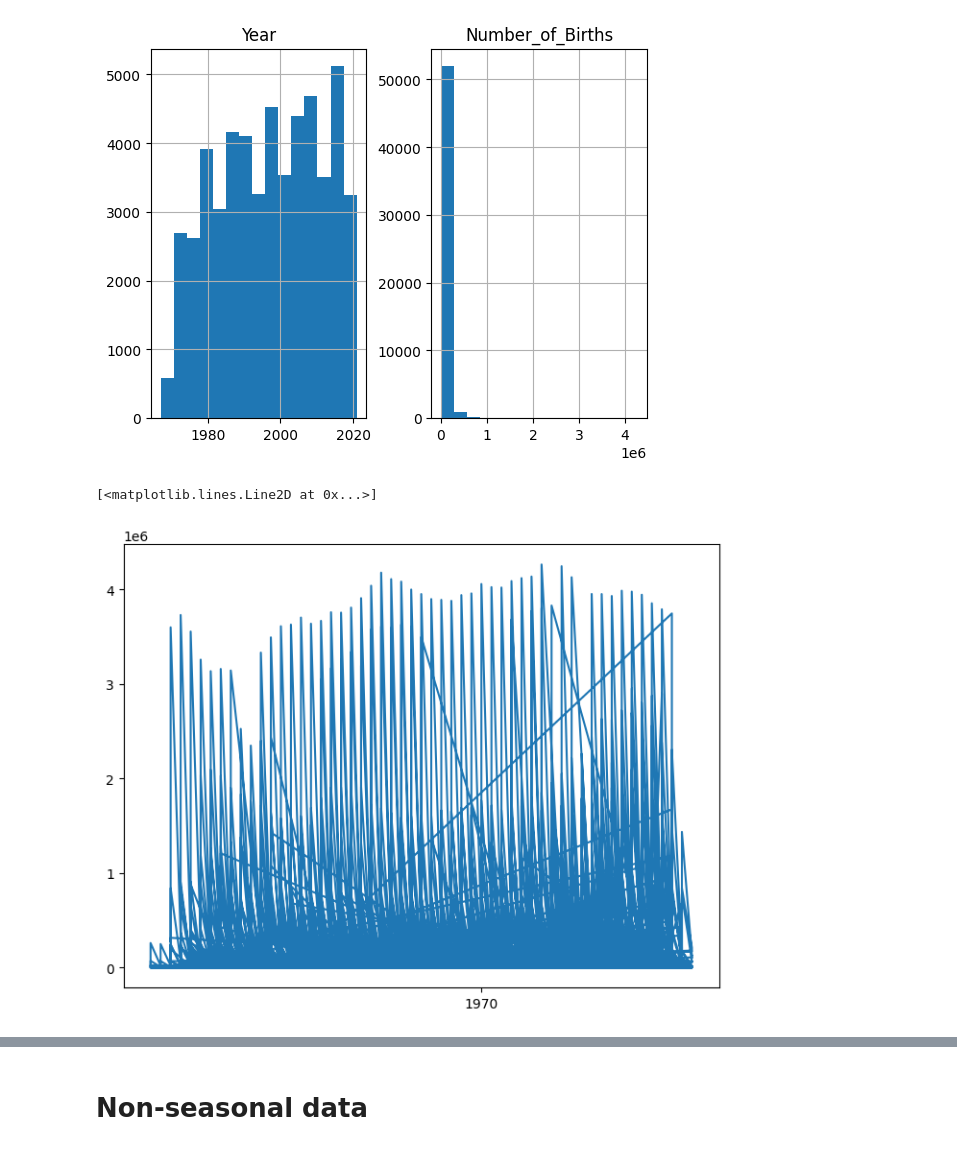
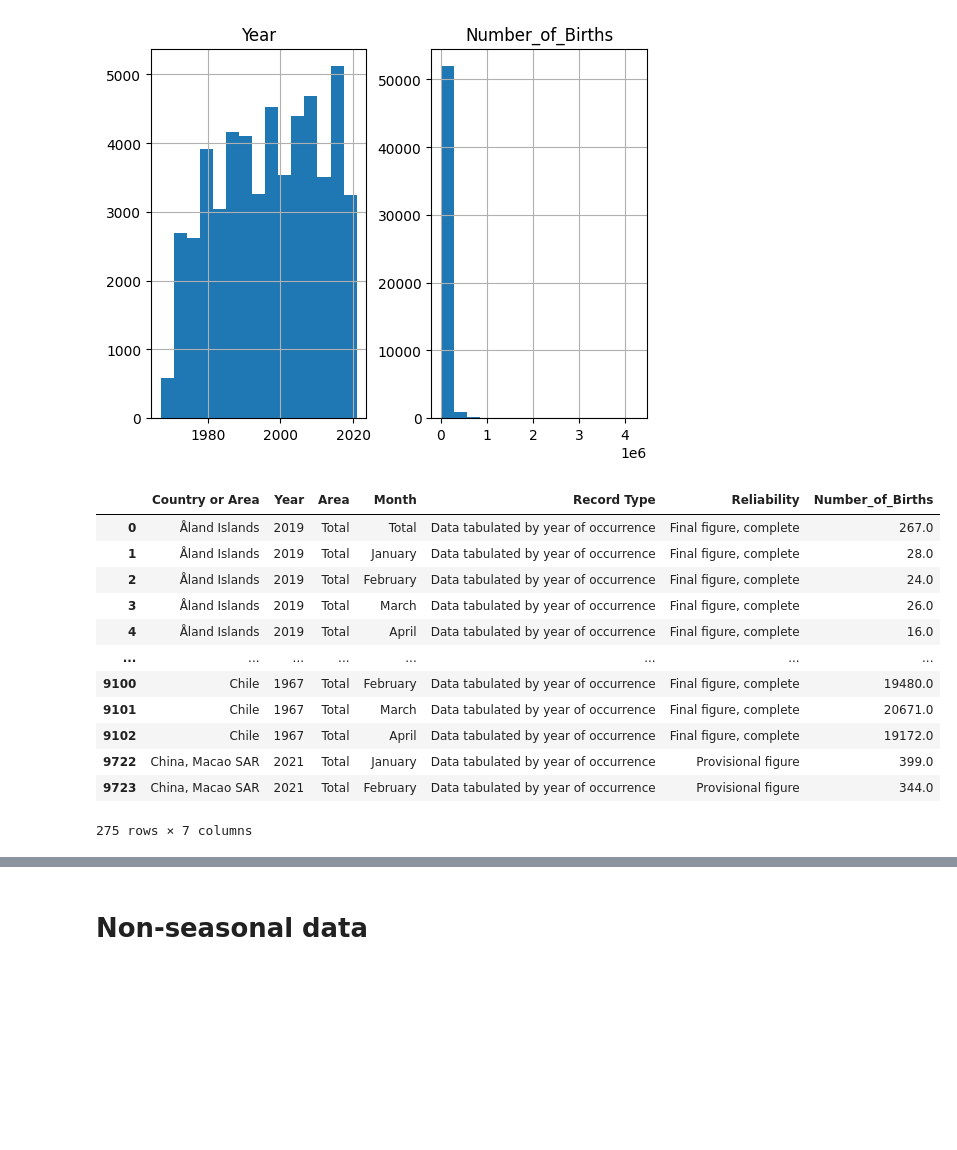
Before and after one commit to worldteacher-global/MA641_TIMESERIES_GROUPPROJECT, a Jupyter notebook: TS_.ipynb, the cells around one changed output, grey strips where cells are left out. Drawn from its saved outputs; the diff is of its cells as text; code cells hidden in the pictures; blank space fills up the shorter version.

```diff
--- a/TS_.ipynb
+++ b/TS_.ipynb
@@ -73,11 +74,3 @@ s_df.hist(bins=15)
 array([[<Axes: title={'center': 'Year'}>,
         <Axes: title={'center': 'Number_of_Births'}>]], dtype=object)
 [figure]
-# %%
-fig,ax = plt.subplots(figsize=(8,6))
-dates =pd.to_datetime(s_df.Year)
-values = s_df.Number_of_Births
-ax.plot(dates,values)
-# %% [output]
-[<matplotlib.lines.Line2D at 0x...>]
-[figure, removed]
@@ -83,0 +79,16 @@ ax.plot(dates,values)
+# %%
+gs_df.head()
+# %% [output]
+|  | Country or Area | Year | Area | Month | Record Type | Reliability | Number_of_Births |
+| 0 | Åland Islands | 2019 | Total | Total | Data tabulated by year of occurrence | Final figure, complete | 267.0 |
+| 1 | Åland Islands | 2019 | Total | January | Data tabulated by year of occurrence | Final figure, complete | 28.0 |
+| 2 | Åland Islands | 2019 | Total | February | Data tabulated by year of occurrence | Final figure, complete | 24.0 |
+| 3 | Åland Islands | 2019 | Total | March | Data tabulated by year of occurrence | Final figure, complete | 26.0 |
+| 4 | Åland Islands | 2019 | Total | April | Data tabulated by year of occurrence | Final figure, complete | 16.0 |
+| ... | ... | ... | ... | ... | ... | ... | ... |
+| 9100 | Chile | 1967 | Total | February | Data tabulated by year of occurrence | Final figure, complete | 19480.0 |
+| 9101 | Chile | 1967 | Total | March | Data tabulated by year of occurrence | Final figure, complete | 20671.0 |
+| 9102 | Chile | 1967 | Total | April | Data tabulated by year of occurrence | Final figure, complete | 19172.0 |
+| 9722 | China, Macao SAR | 2021 | Total | January | Data tabulated by year of occurrence | Provisional figure | 399.0 |
+| 9723 | China, Macao SAR | 2021 | Total | February | Data tabulated by year of occurrence | Provisional figure | 344.0 |
+275 rows × 7 columns
```
Also changed, not shown: parts of 4 cells of this notebook.
